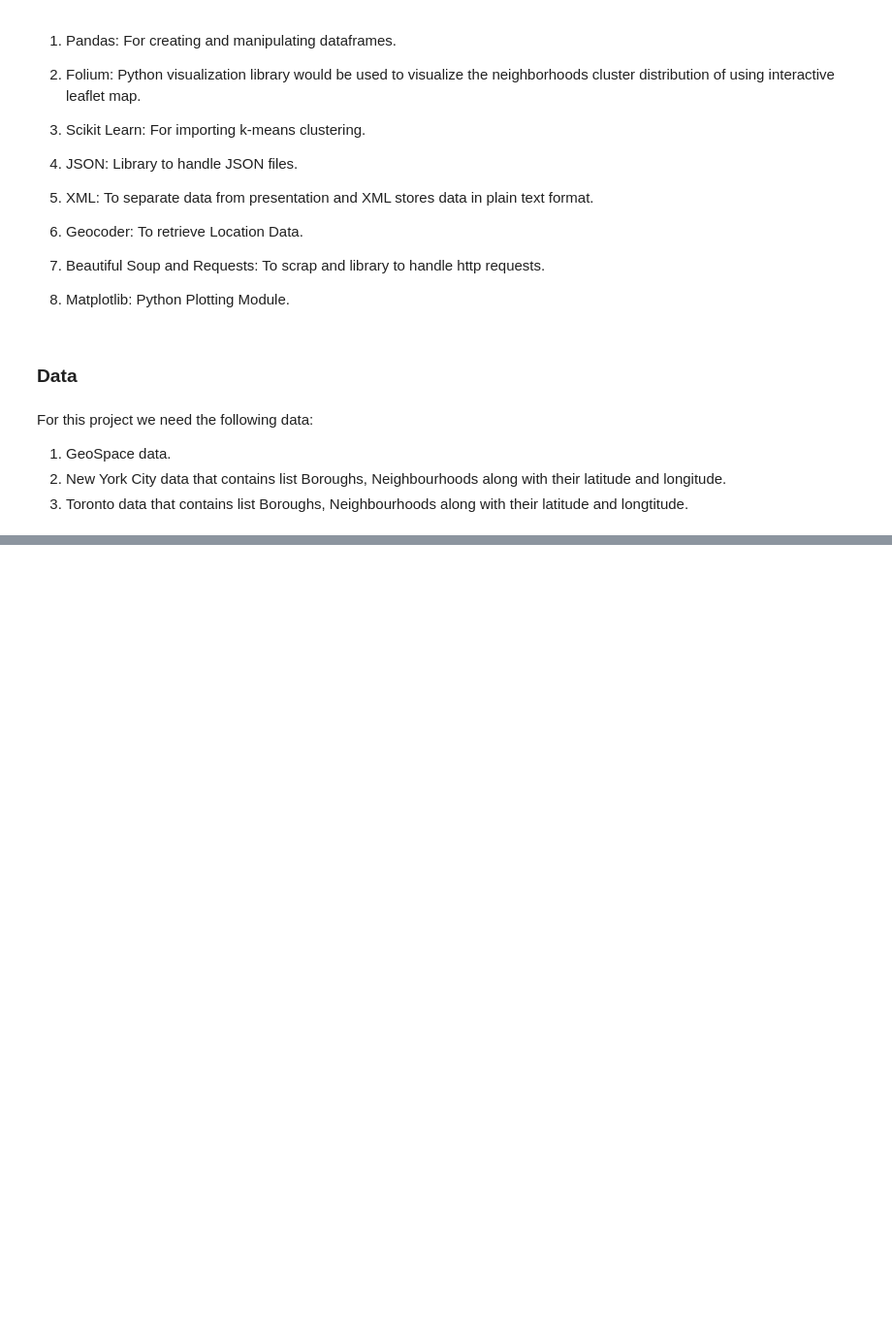
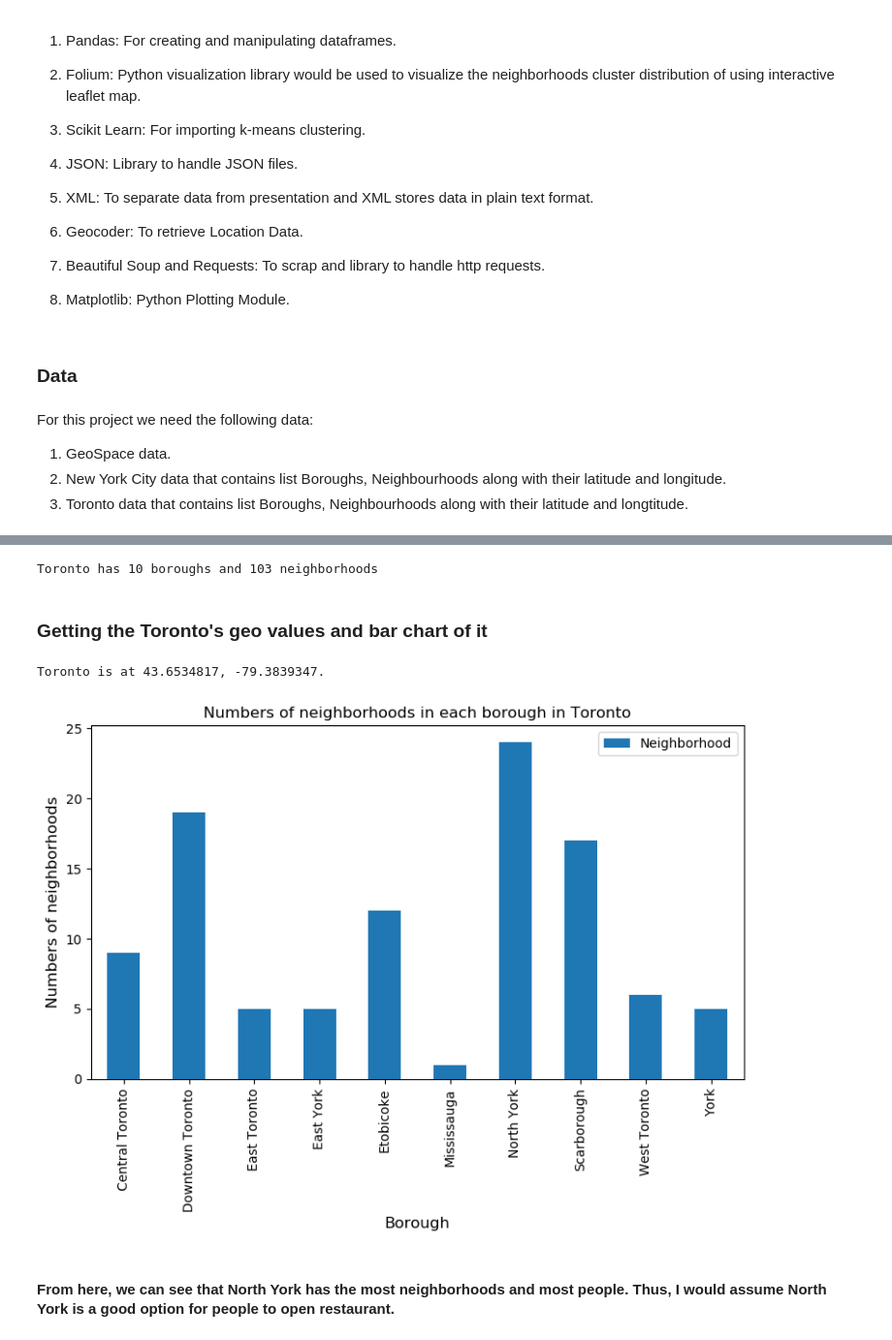
Before and after one commit to CBCFXXY/Coursera_Capstone, a Jupyter notebook: Final Project .ipynb, the cells around one changed output, grey strips where cells are left out. Shown at 97% size. Drawn from its saved outputs; the diff is of its cells as text; code cells hidden in the pictures; blank space fills up the shorter version.

```diff
--- a/Final Project .ipynb
+++ b/Final Project .ipynb
@@ -40,0 +85,4 @@ For this project we need the following data:
+# %%
+table = pd.read_html('https://en.wikipedia.org/wiki/List_of_postal_codes_of_Canada:_M', header = 0)
+df_toronto = table[0]
+df_toronto.head(10)
@@ -40,0 +101,9 @@ For this project we need the following data:
+# %%
+df_toronto.rename(columns = {"Postal Code": "PostalCode", "Neighbourhood": "Neighborhood"}, inplace = True)
+
+df_toronto.drop(df_toronto[df_toronto.Borough == 'Not assigned'].index, inplace=True)
+
+df_toronto = df_toronto.groupby(['PostalCode', 'Borough'])['Neighborhood'].apply(lambda x: ','.join(x)).reset_index()
+
+print(df_toronto.shape)
+df_toronto.head(10)
@@ -40,0 +166,5 @@ For this project we need the following data:
+# %%
+df_toronto.set_index('PostalCode')
+latlong.set_index('PostalCode')
+neighbor=pd.merge(df_toronto, latlong)
+neighbor.head(10)
@@ -40,0 +183,37 @@ For this project we need the following data:
+# %%
+print('Toronto has {} boroughs and {} neighborhoods'.format(
+        len(neighbor['Borough'].unique()),
+        neighbor.shape[0]
+))
+# %% [output]
+Toronto has 10 boroughs and 103 neighborhoods
+# %% [markdown]
+### Getting the Toronto's geo values and bar chart of it
+# %%
+address = 'Toronto, CA'
+
+geolocator = Nominatim()
+location = geolocator.geocode(address)
+latitude = location.latitude
+longitude = location.longitude
+print('Toronto is at {}, {}.'.format(latitude, longitude))
+# %% [output]
+Toronto is at 43.6534817, -79.3839347.
+# %%
+plt.figure(figsize=(9,5), dpi = 100)
+
+plt.title('Numbers of neighborhoods in each borough in Toronto')
+
+plt.xlabel('Borough', fontsize=12)
+
+plt.ylabel('Numbers of neighborhoods', fontsize=12)
+
+df_toronto.groupby('Borough')['Neighborhood'].count().plot(kind='bar')
+
+plt.legend()
+
+plt.show()
+# %% [output]
+[figure, added]
+# %% [markdown]
+#### From here, we can see that North York has the most neighborhoods and most people. Thus, I would assume North York is a good option for people to open restaurant.
```
Also changed, not shown: parts of 79 cells of this notebook.
